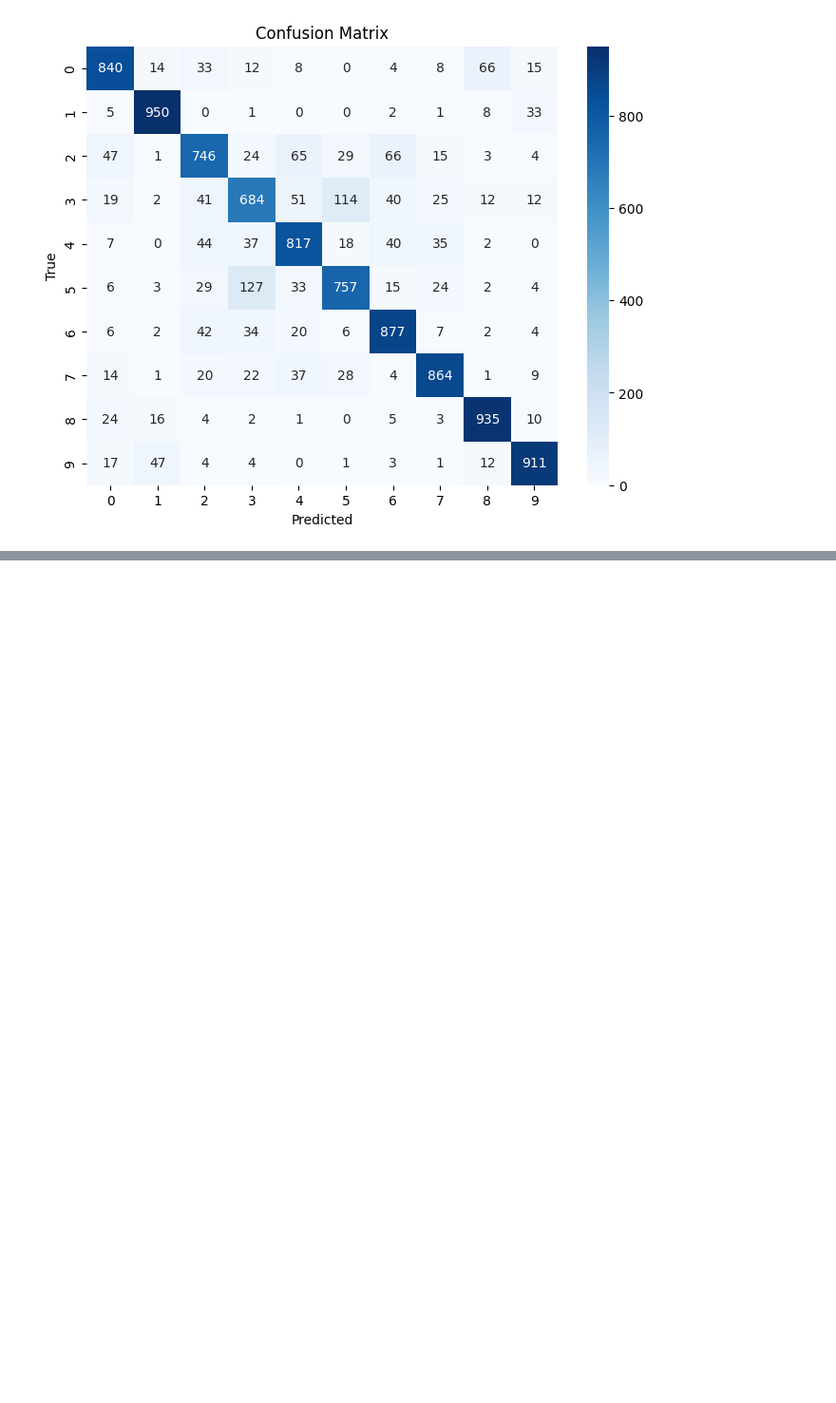
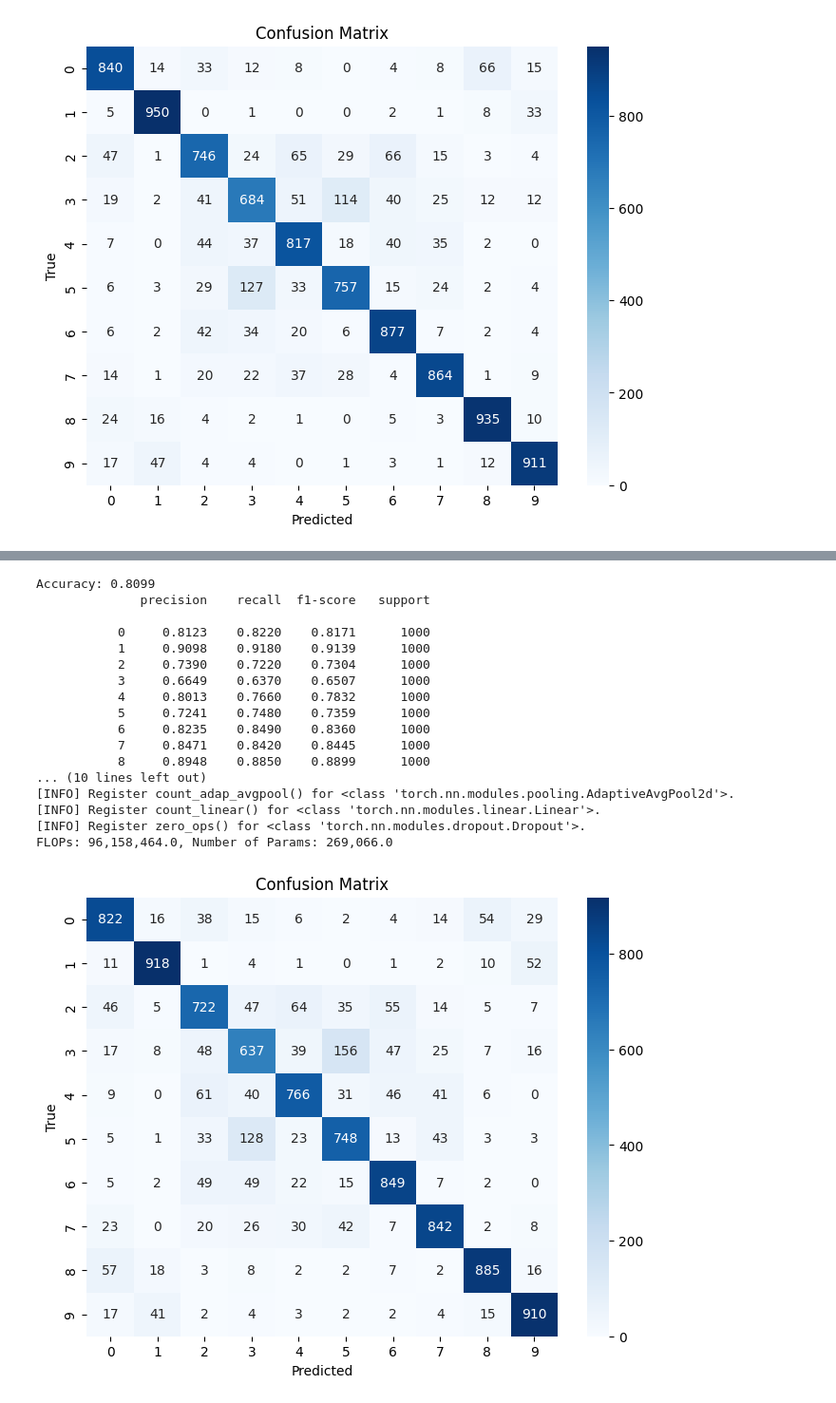
Before and after one commit to fw7th/regularization-ml, a Jupyter notebook: notebooks/02_fc_dropout.ipynb, the cells around one changed output, grey strips where cells are left out. Shown at 95% size. Cells and saved outputs as stored; diff of their text form; code cells hidden in the pictures; blank space fills up the shorter version.

```diff
--- a/notebooks/02_fc_dropout.ipynb
+++ b/notebooks/02_fc_dropout.ipynb
@@ -402,0 +303,21 @@ history_drop7
+# %%
+evalModel(fc7model, visuals_folder7, test_loader)
+# %% [output]
+Accuracy: 0.8099
+              precision    recall  f1-score   support
+
+           0     0.8123    0.8220    0.8171      1000
+           1     0.9098    0.9180    0.9139      1000
+           2     0.7390    0.7220    0.7304      1000
+           3     0.6649    0.6370    0.6507      1000
+           4     0.8013    0.7660    0.7832      1000
+           5     0.7241    0.7480    0.7359      1000
+           6     0.8235    0.8490    0.8360      1000
+           7     0.8471    0.8420    0.8445      1000
+           8     0.8948    0.8850    0.8899      1000
+... (10 lines left out)
+[INFO] Register count_adap_avgpool() for <class 'torch.nn.modules.pooling.AdaptiveAvgPool2d'>.
+[INFO] Register count_linear() for <class 'torch.nn.modules.linear.Linear'>.
+[INFO] Register zero_ops() for <class 'torch.nn.modules.dropout.Dropout'>.
+FLOPs: 96,158,464.0, Number of Params: 269,066.0
+[figure, added]
```
Also changed, not shown: parts of 19 cells of this notebook, 2 other files.
